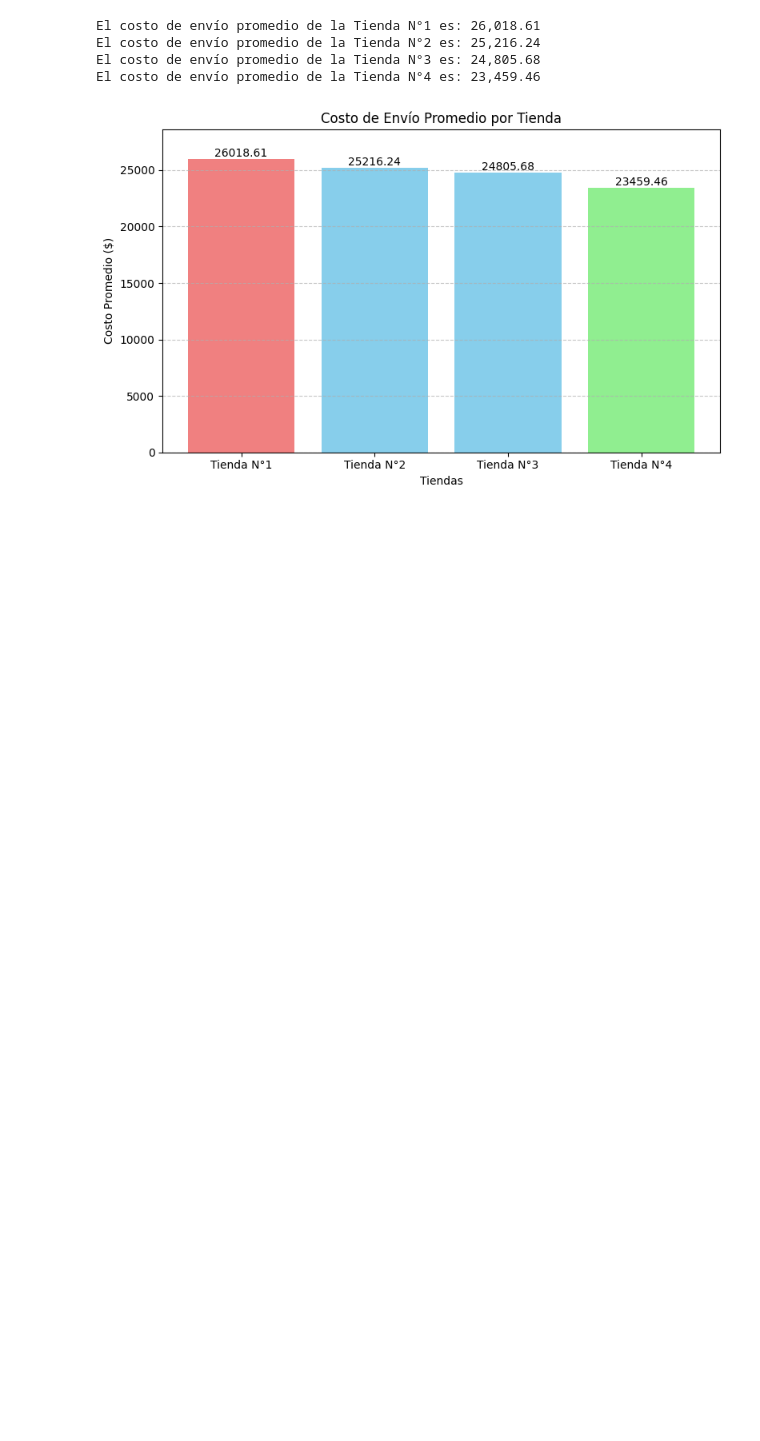
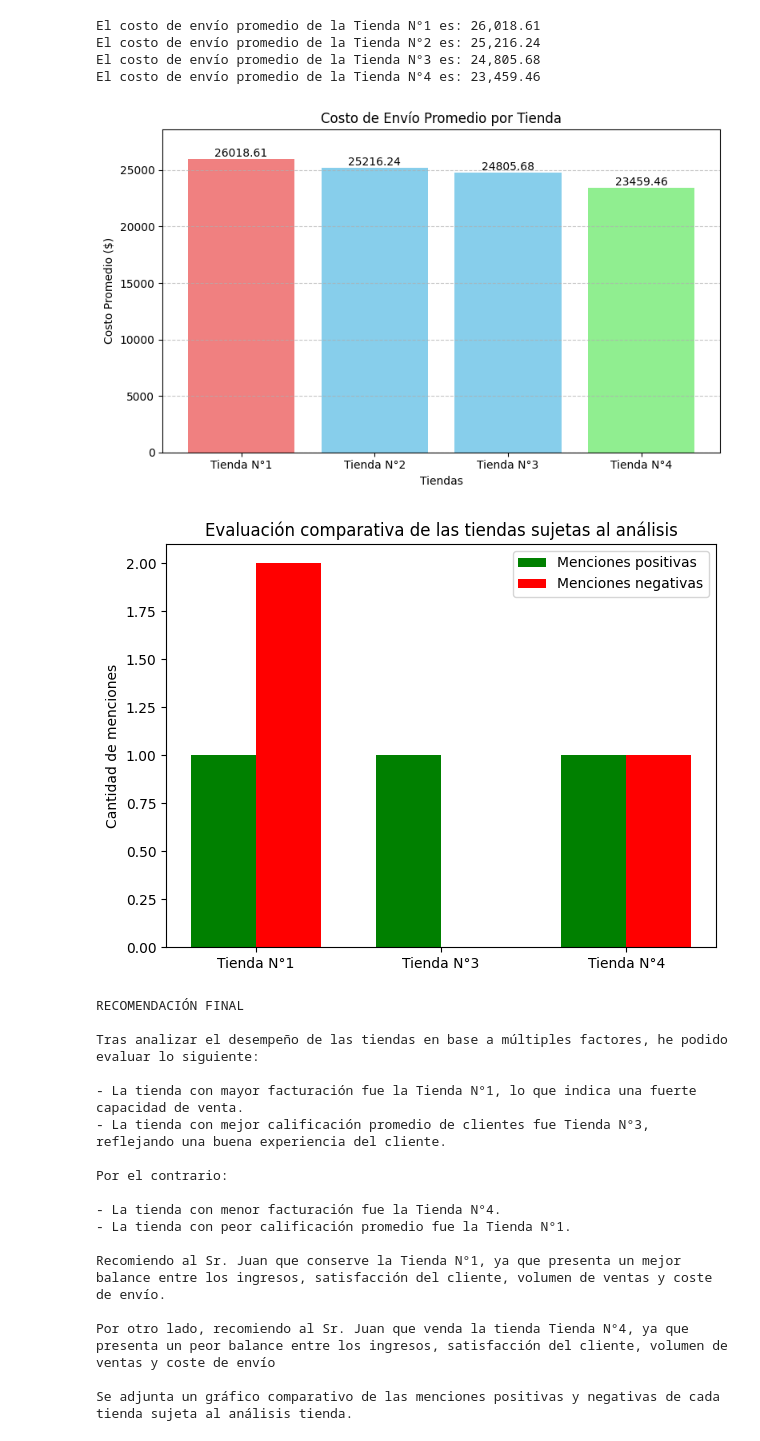
Before and after one commit to joako2004/challenge-alura, a Jupyter notebook: AluraStoreLatam.ipynb, the cells around one changed output. Cells and saved outputs as stored; diff of their text form; code cells hidden in the pictures; blank space fills up the shorter version.

Commit message:
se realizó el informe final con la justificación de la tienda, esto acompañado de un grafico que permite visualizar las variables tomadas en cuenta para el análisis

```diff
--- a/AluraStoreLatam.ipynb
+++ b/AluraStoreLatam.ipynb
@@ -359,0 +345,80 @@ graficar_costos_promedio_coloreado(envios_promedio)
+# %%
+def recomendar_tienda(mejores, peores):
+    mensaje = "RECOMENDACIÓN FINAL\n\n"
+    mensaje += "Tras analizar el desempeño de las tiendas en base a múltiples factores, he podido evaluar lo siguiente:\n\n"
+
+    if 'Mayor facturación' in mejores:
+        mensaje += f"- La tienda con mayor facturación fue la {mejores['Mayor facturación']}, lo que indica una fuerte capacidad de venta.\n"
+    if 'Más vendido' in mejores:
+        mensaje += f"- La tienda con mayor volumen de productos vendidos fue la {mejores['Mayor ventas']}.\n"
+    if 'Mayor calificación' in mejores:
+        mensaje += f"- La tienda con mejor calificación promedio de clientes fue {mejores['Mayor calificación']}, reflejando una buena experiencia del cliente.\n"
+    if 'Más vendido' in mejores:
+        mensaje += f"- La tienda con menor coste de envío fue la {mejores['Menor costo envío']}, lo que puede mejorar la competitividad en el mercado.\n"
+
+    mensaje += "\nPor el contrario:\n\n"
+
+    if 'Menor facturación' in peores:
+        mensaje += f"- La tienda con menor facturación fue la {peores['Menor facturación']}.\n"
+    if 'Menos vendido' in peores:
+        mensaje += f"- La tienda con menos productos vendidos fue la {peores['Menor ventas']}.\n"
+    if 'Menor calificación' in peores:
+        mensaje += f"- La tienda con peor calificación promedio fue la {peores['Menor calificación']}.\n"
+    if 'Menos vendido' in peores:
+        mensaje += f"- La tienda con mayor coste de envío fue la {peores['Mayor costo envío']}.\n"
+
+    conteo_mejores = Counter(mejores.values())
+    conteo_peores = Counter(peores.values())
+
+    # Recomendación final basada en la tienda con más menciones positivas
+    mejor_tienda = max(set(mejores.values()), key=list(mejores.values()).count)
+    peor_tienda = min(set(peores.values()), key=list(peores.values()).count)
+    mensaje += f"\nRecomiendo al Sr. Juan que conserve la {mejor_tienda}, "
+    mensaje += "ya que presenta un mejor balance entre los ingresos, satisfacción del cliente, volumen de ventas y coste de envío.\n"
+    mensaje += f"\nPor otro lado, recomiendo al Sr. Juan que venda la tienda {peor_tienda}, "
+    mensaje += "ya que presenta un peor balance entre los ingresos, satisfacción del cliente, volumen de ventas y coste de envío"
+
+       # Gráfico de menciones
+    tiendas = sorted(set(conteo_mejores.keys()).union(conteo_peores.keys()))
+    positivos = [conteo_mejores.get(t, 0) for t in tiendas]
+    negativos = [conteo_peores.get(t, 0) for t in tiendas]
+
+    x = range(len(tiendas))
+    width = 0.35
+
+    fig, ax = plt.subplots()
+    ax.bar(x, positivos, width, label='Menciones positivas', color='green')
+    ax.bar([i + width for i in x], negativos, width, label='Menciones negativas', color='red')
+
+    ax.set_ylabel('Cantidad de menciones')
+    ax.set_title('Evaluación comparativa de las tiendas sujetas al análisis')
+    ax.set_xticks([i + width / 2 for i in x])
+    ax.set_xticklabels(tiendas)
+    ax.legend()
+    plt.tight_layout()
+    plt.show()
+
+    mensaje += '\n \nSe adjunta un gráfico comparativo de las menciones positivas y negativas de cada tienda sujeta al análisis tienda.\n'
+
+    return mensaje
+
+print(recomendar_tienda(tiendas_con_mejor_desempeño, tiendas_con_peor_desempeño))
+# %% [output]
+[figure, added]
+RECOMENDACIÓN FINAL
+
+Tras analizar el desempeño de las tiendas en base a múltiples factores, he podido evaluar lo siguiente:
+
+- La tienda con mayor facturación fue la Tienda N°1, lo que indica una fuerte capacidad de venta.
+- La tienda con mejor calificación promedio de clientes fue Tienda N°3, reflejando una buena experiencia del cliente.
+
+Por el contrario:
+
+- La tienda con menor facturación fue la Tienda N°4.
+- La tienda con peor calificación promedio fue la Tienda N°1.
+
+Recomiendo al Sr. Juan que conserve la Tienda N°1, ya que presenta un mejor balance entre los ingresos, satisfacción del cliente, volumen de ventas y coste de envío.
+
+Por otro lado, recomiendo al Sr. Juan que venda la tienda Tienda N°4, ya que presenta un peor balance entre los ingresos, satisfacción del cliente, volumen de ventas y coste de envío
+
+Se adjunta un gráfico comparativo de las menciones positivas y negativas de cada tienda sujeta al análisis tienda.
```
Also changed, not shown: parts of 2 cells of this notebook.
